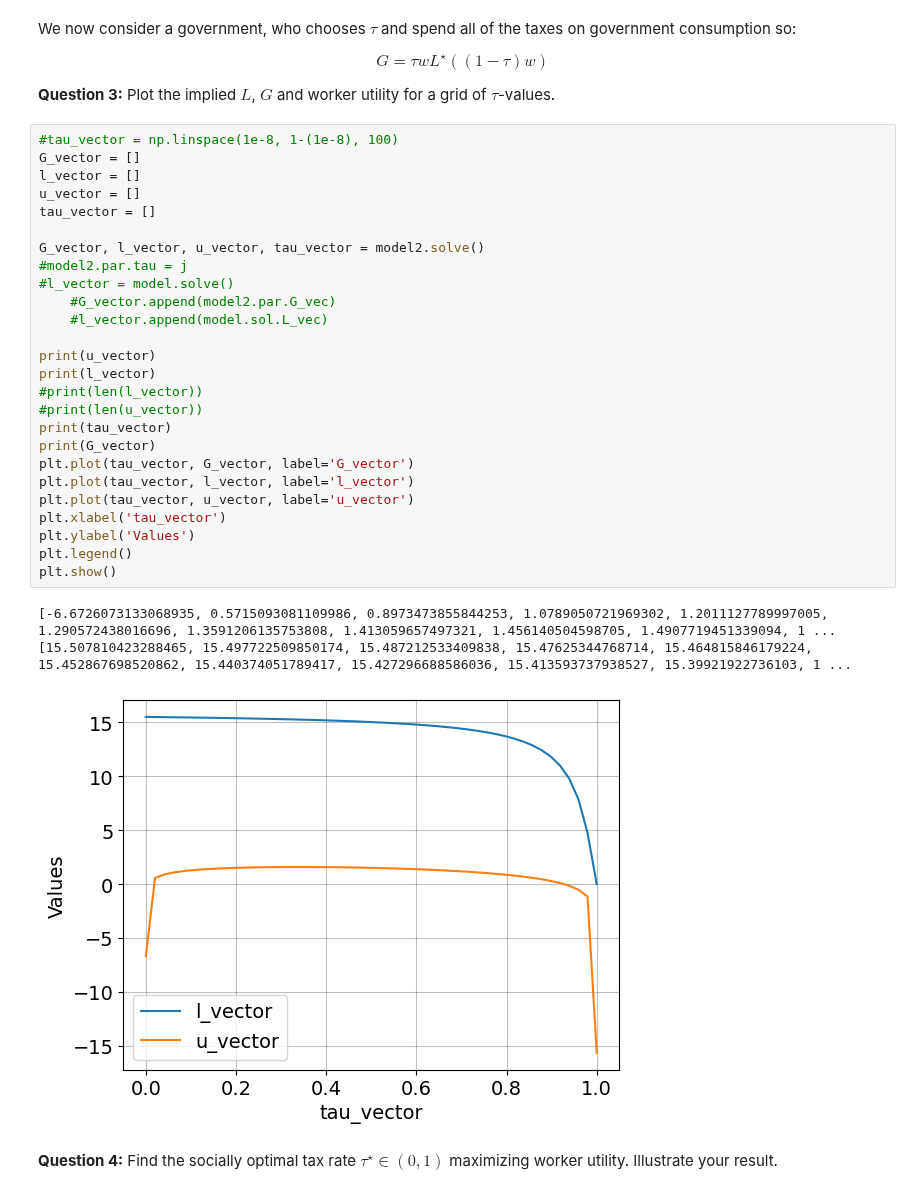
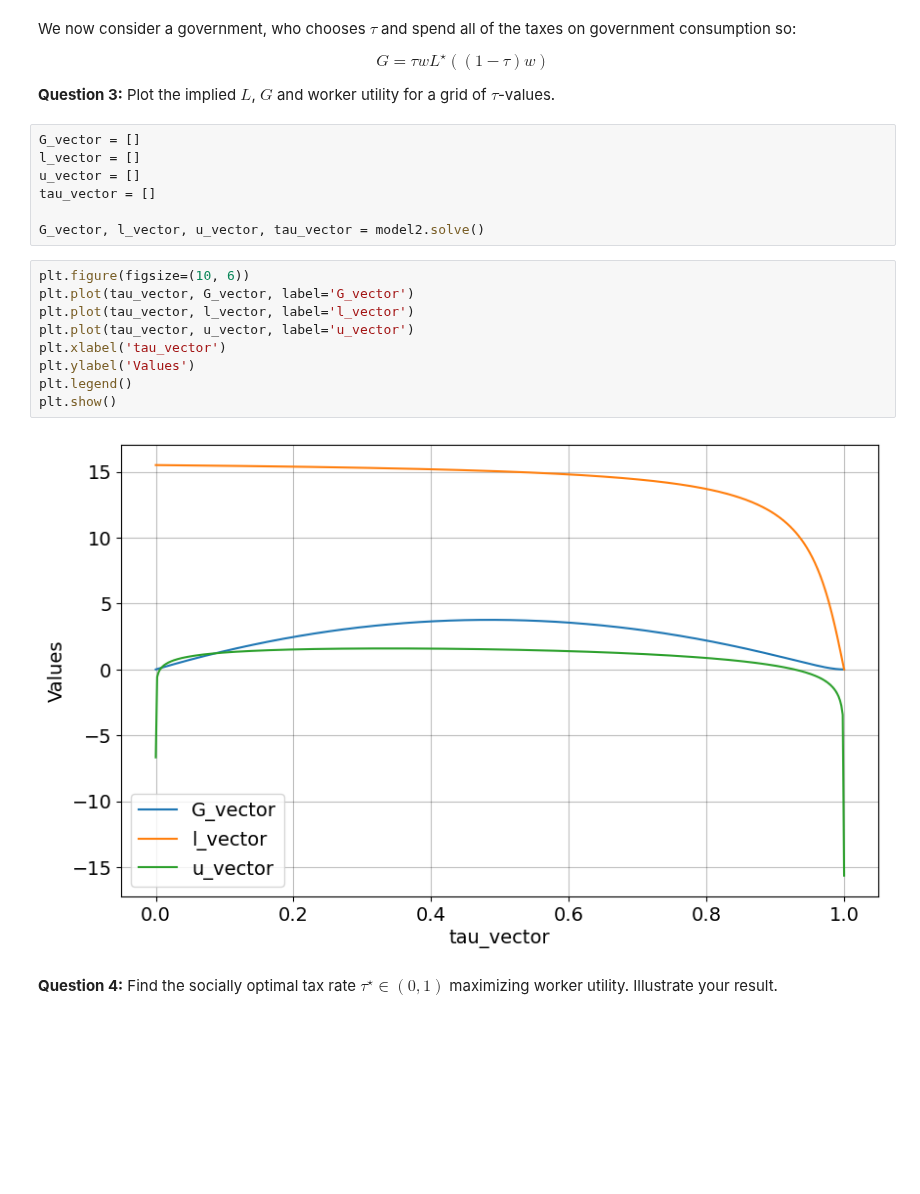
Before and after one commit to NumEconCopenhagen/projects-2023-EFS, a Jupyter notebook: examproject/q1.ipynb, the cells around one changed output. Drawn from its saved outputs; the diff is of its cells as text; blank space fills up the shorter version.

```diff
--- a/examproject/q1.ipynb
+++ b/examproject/q1.ipynb
@@ -92,35 +94,23 @@ G = \tau w L^{\star}((1-\tau)w)
 $$
 
 **Question 3:** Plot the implied $L$, $G$ and worker utility for a grid of $\tau$-values.
+# %%
+G_vector = []
+l_vector = []
+u_vector = []
+tau_vector = []
+
+G_vector, l_vector, u_vector, tau_vector = model2.solve()
 # %%
-#tau_vector = np.linspace(1e-8, 1-(1e-8), 100)
-G_vector = []
-l_vector = []
-u_vector = []
-tau_vector = []
-
-G_vector, l_vector, u_vector, tau_vector = model2.solve()
-#model2.par.tau = j
-#l_vector = model.solve()
-    #G_vector.append(model2.par.G_vec)
-    #l_vector.append(model.sol.L_vec)
-
-print(u_vector)
-print(l_vector)
-#print(len(l_vector))
-#print(len(u_vector))
-print(tau_vector)
-print(G_vector)
+plt.figure(figsize=(10, 6))
 plt.plot(tau_vector, G_vector, label='G_vector')
 plt.plot(tau_vector, l_vector, label='l_vector')
 plt.plot(tau_vector, u_vector, label='u_vector')
 plt.xlabel('tau_vector')
 plt.ylabel('Values')
 plt.legend()
 plt.show()
 # %% [output]
-[-6.6726073133068935, 0.5715093081109986, 0.8973473855844253, 1.0789050721969302, 1.2011127789997005, 1.290572438016696, 1.3591206135753808, 1.413059657497321, 1.456140504598705, 1.4907719451339094, 1 ...
-[15.507810423288465, 15.497722509850174, 15.487212533409838, 15.47625344768714, 15.464815846179224, 15.452867698520862, 15.440374051789417, 15.427296688586036, 15.413593737938527, 15.39921922736103, 1 ...
-[figure, old version]
+[figure, new version]
 # %% [markdown]
 **Question 4:** Find the socially optimal tax rate $\tau^{\star}\in(0,1)$ maximizing worker utility. Illustrate your result.
```
Also changed, not shown: parts of 2 cells of this notebook, 1 other file.
